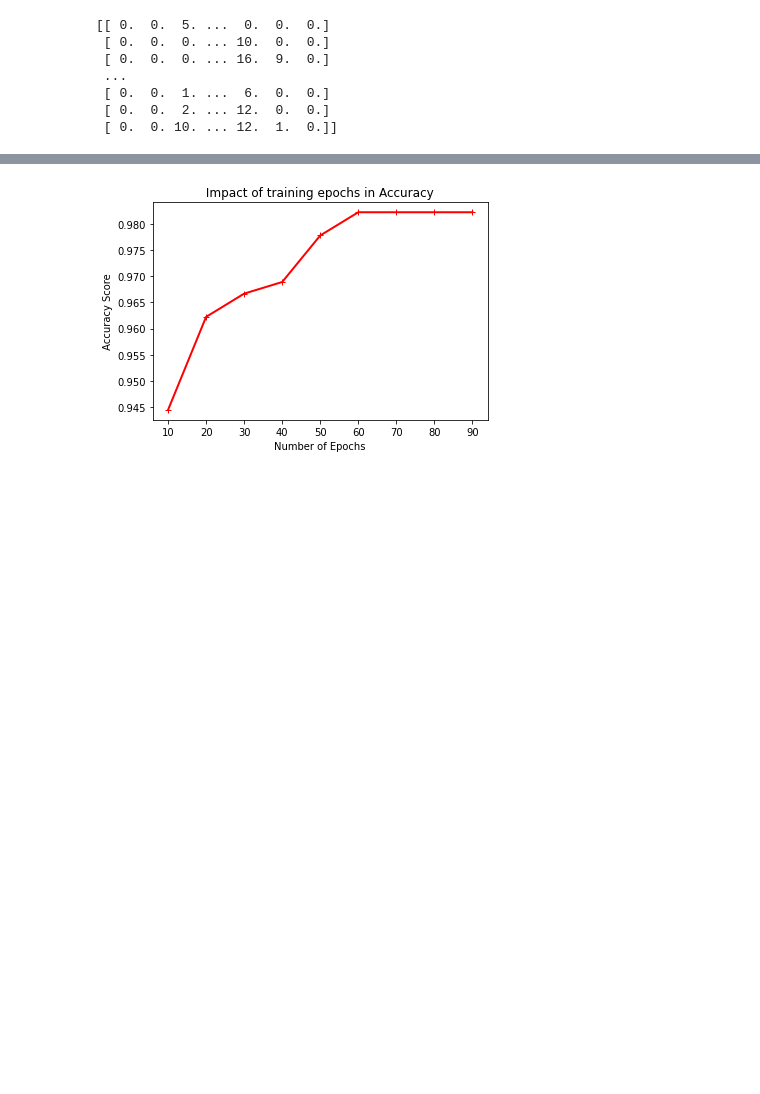
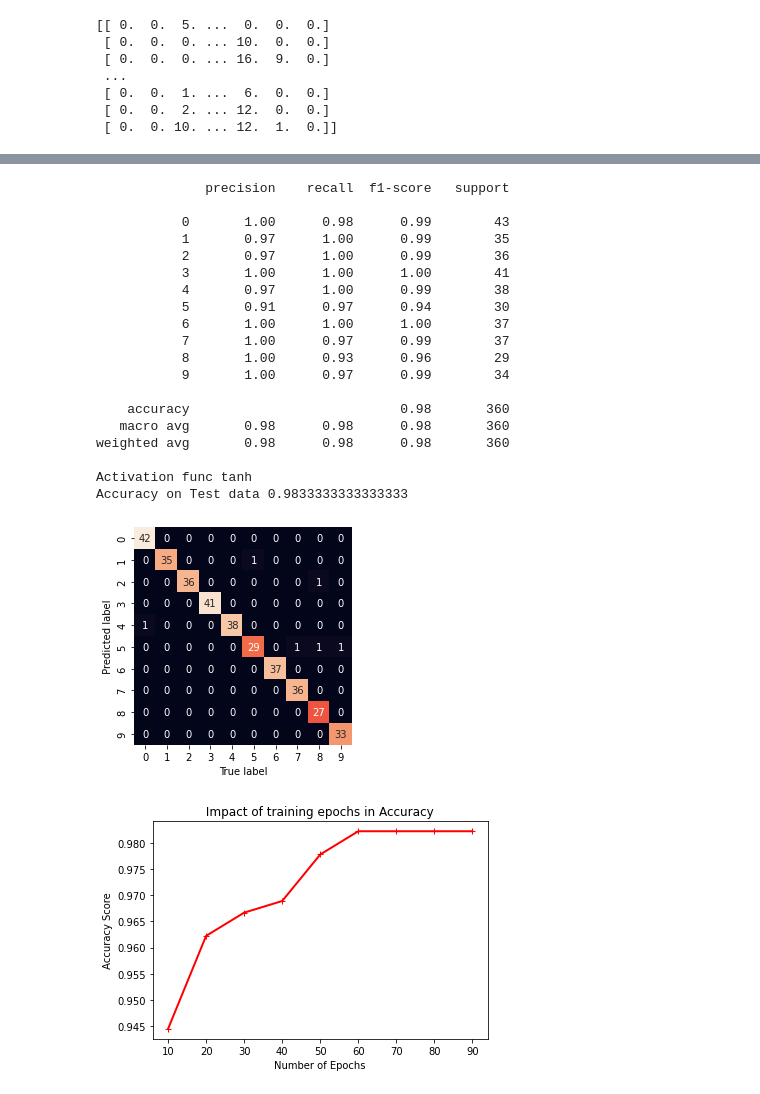
Before and after one commit to SachinSharma6174/neural_network, a Jupyter notebook: MultilayerPerceptron.ipynb, the cells around one changed output, grey strips where cells are left out. Drawn from its saved outputs; the diff is of its cells as text; code cells hidden in the pictures; blank space fills up the shorter version.

```diff
--- a/MultilayerPerceptron.ipynb
+++ b/MultilayerPerceptron.ipynb
@@ -105,3 +198,26 @@ Text(91.68, 0.5, ' Predicted label ')
+# %%
+predictor.predict(perceptron3)
+# %% [output]
+              precision    recall  f1-score   support
+
+           0       1.00      0.98      0.99        43
+           1       0.97      1.00      0.99        35
+           2       0.97      1.00      0.99        36
+           3       1.00      1.00      1.00        41
+           4       0.97      1.00      0.99        38
+           5       0.91      0.97      0.94        30
+           6       1.00      1.00      1.00        37
+           7       1.00      0.97      0.99        37
+           8       1.00      0.93      0.96        29
+           9       1.00      0.97      0.99        34
+
+    accuracy                           0.98       360
+   macro avg       0.98      0.98      0.98       360
+weighted avg       0.98      0.98      0.98       360
+
+Activation func tanh
+Accuracy on Test data 0.9833333333333333
+[figure, added]
 # %%
 # Plotting Accuracy vs Epoch
 from pandas.core.common import random_state
```
Also changed, not shown: parts of 10 cells of this notebook.
